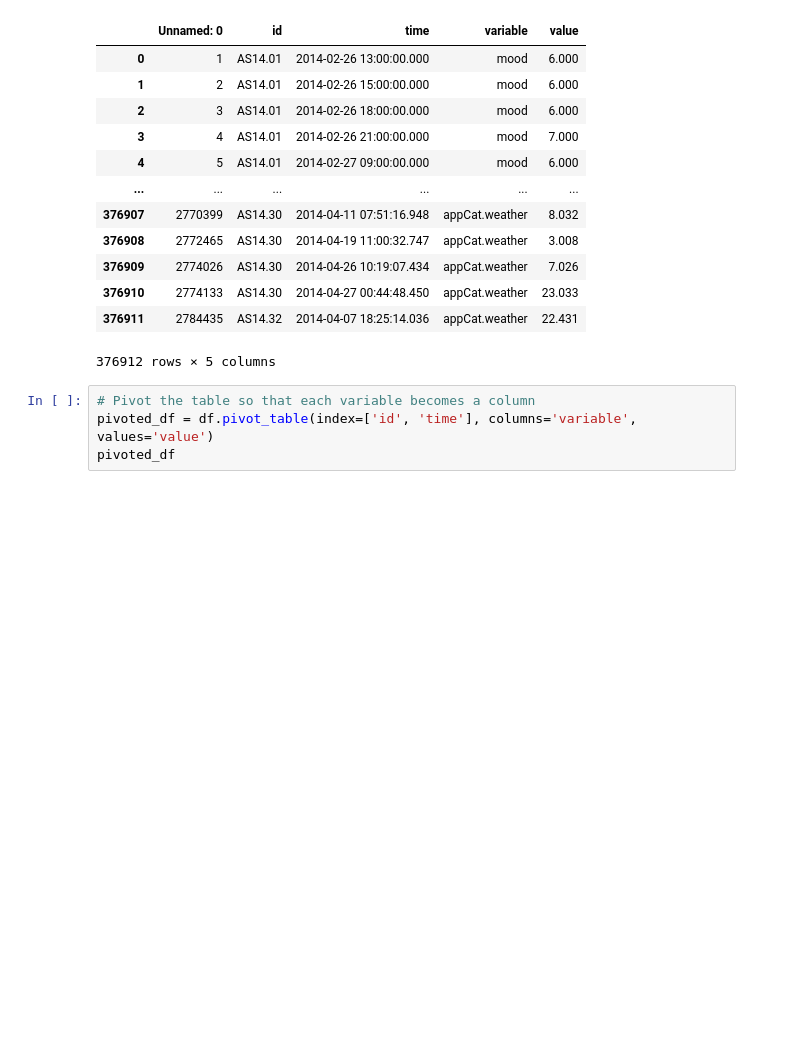
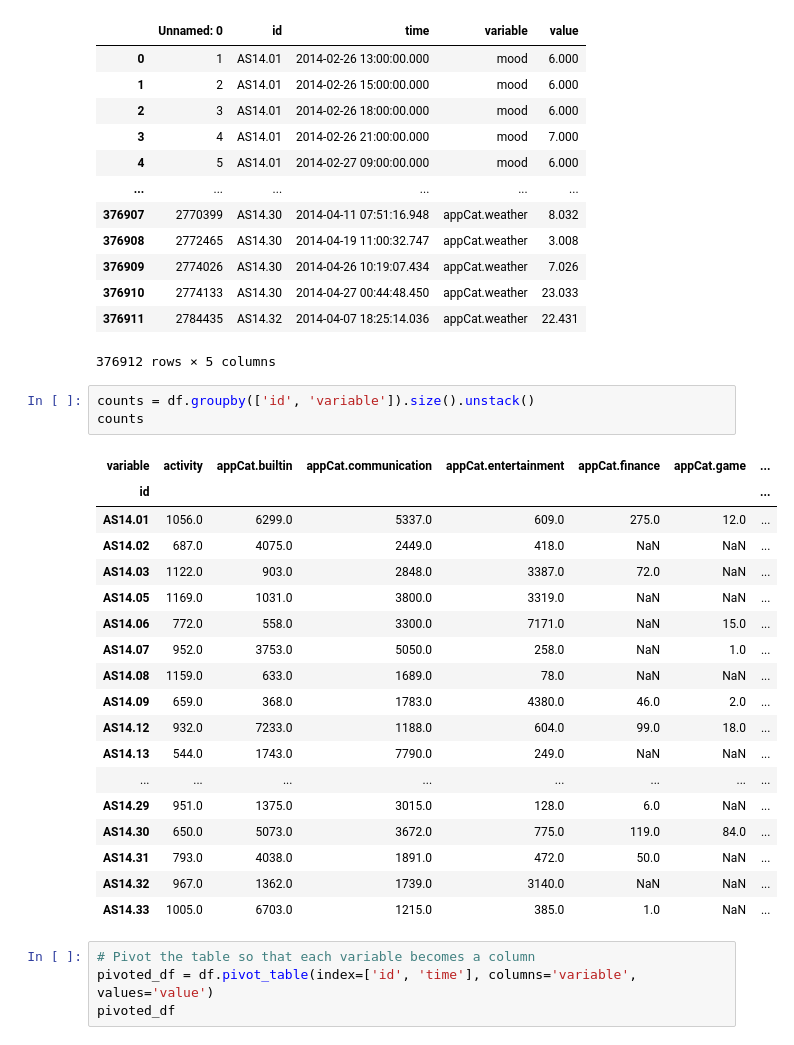
Before and after one commit to shreyaraghavendra/DTM_Group86, a Jupyter notebook: Assignment1/EDA_Shreya.ipynb, the cells around one changed output. Drawn from its saved outputs; the diff is of its cells as text; blank space fills up the shorter version.

```diff
--- a/Assignment1/EDA_Shreya.ipynb
+++ b/Assignment1/EDA_Shreya.ipynb
@@ -25,6 +25,28 @@ df
 | 376910 | 2774133 | AS14.30 | 2014-04-27 00:44:48.450 | appCat.weather | 23.033 |
 | 376911 | 2784435 | AS14.32 | 2014-04-07 18:25:14.036 | appCat.weather | 22.431 |
 376912 rows × 5 columns
+# %%
+counts = df.groupby(['id', 'variable']).size().unstack()
+counts
+# %% [output]
+| variable | activity | appCat.builtin | appCat.communication | appCat.entertainment | appCat.finance | appCat.game | ... |
+| id |  |  |  |  |  |  | ... |
+| AS14.01 | 1056.0 | 6299.0 | 5337.0 | 609.0 | 275.0 | 12.0 | ... |
+| AS14.02 | 687.0 | 4075.0 | 2449.0 | 418.0 | NaN | NaN | ... |
+| AS14.03 | 1122.0 | 903.0 | 2848.0 | 3387.0 | 72.0 | NaN | ... |
+| AS14.05 | 1169.0 | 1031.0 | 3800.0 | 3319.0 | NaN | NaN | ... |
+| AS14.06 | 772.0 | 558.0 | 3300.0 | 7171.0 | NaN | 15.0 | ... |
+| AS14.07 | 952.0 | 3753.0 | 5050.0 | 258.0 | NaN | 1.0 | ... |
+| AS14.08 | 1159.0 | 633.0 | 1689.0 | 78.0 | NaN | NaN | ... |
+| AS14.09 | 659.0 | 368.0 | 1783.0 | 4380.0 | 46.0 | 2.0 | ... |
+| AS14.12 | 932.0 | 7233.0 | 1188.0 | 604.0 | 99.0 | 18.0 | ... |
+| AS14.13 | 544.0 | 1743.0 | 7790.0 | 249.0 | NaN | NaN | ... |
+| ... | ... | ... | ... | ... | ... | ... | ... |
+| AS14.29 | 951.0 | 1375.0 | 3015.0 | 128.0 | 6.0 | NaN | ... |
+| AS14.30 | 650.0 | 5073.0 | 3672.0 | 775.0 | 119.0 | 84.0 | ... |
+| AS14.31 | 793.0 | 4038.0 | 1891.0 | 472.0 | 50.0 | NaN | ... |
+| AS14.32 | 967.0 | 1362.0 | 1739.0 | 3140.0 | NaN | NaN | ... |
+| AS14.33 | 1005.0 | 6703.0 | 1215.0 | 385.0 | 1.0 | NaN | ... |
 # %%
 # Pivot the table so that each variable becomes a column
 pivoted_df = df.pivot_table(index=['id', 'time'], columns='variable', values='value')
```
